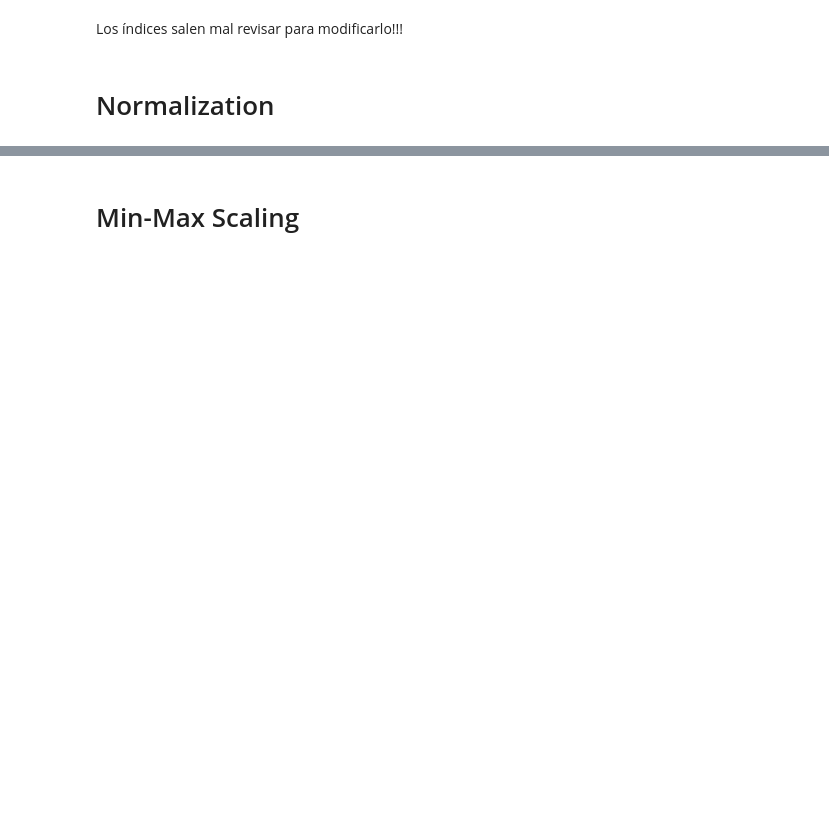
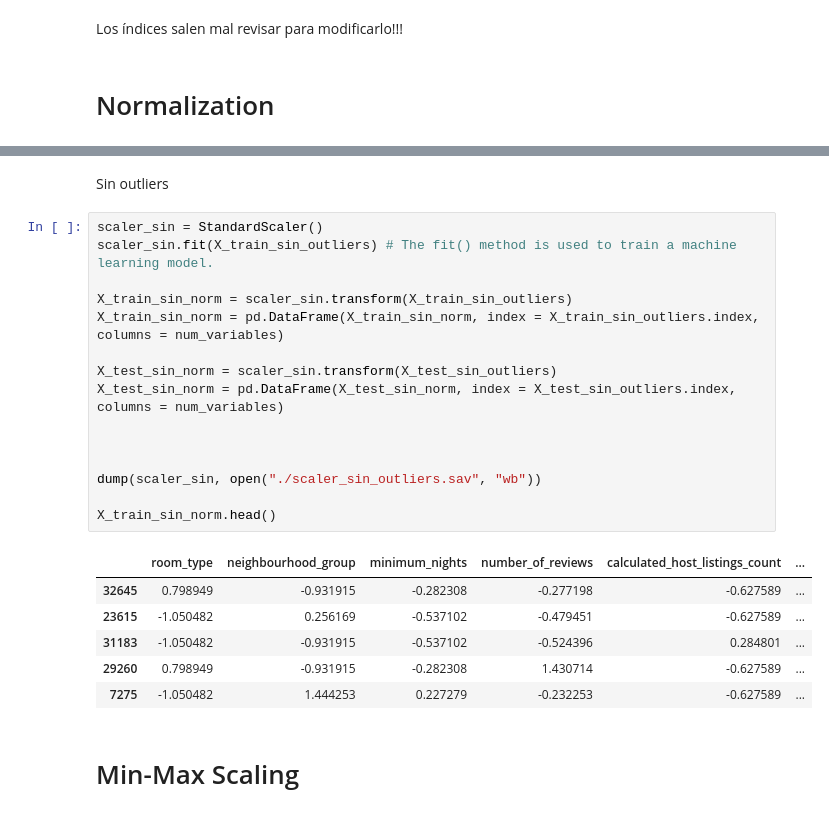
Before and after one commit to 4GeeksAcademy/fer-romerEDA, a Jupyter notebook: src/explore.ipynb, the cells around one changed output, grey strips where cells are left out. Cells and saved outputs as stored; diff of their text form; blank space fills up the shorter version.

```diff
--- a/src/explore.ipynb
+++ b/src/explore.ipynb
@@ -694,2 +718,26 @@ Los índices salen mal revisar para modificarlo!!!
+# %% [markdown]
+Sin outliers
+# %%
+scaler_sin = StandardScaler()
+scaler_sin.fit(X_train_sin_outliers) # The fit() method is used to train a machine learning model.
+
+X_train_sin_norm = scaler_sin.transform(X_train_sin_outliers)
+X_train_sin_norm = pd.DataFrame(X_train_sin_norm, index = X_train_sin_outliers.index, columns = num_variables)
+
+X_test_sin_norm = scaler_sin.transform(X_test_sin_outliers)
+X_test_sin_norm = pd.DataFrame(X_test_sin_norm, index = X_test_sin_outliers.index, columns = num_variables)
+
+
+
+dump(scaler_sin, open("./scaler_sin_outliers.sav", "wb"))
+
+X_train_sin_norm.head()
+# %% [output]
+|  | room_type | neighbourhood_group | minimum_nights | number_of_reviews | calculated_host_listings_count | ... |
+| 32645 | 0.798949 | -0.931915 | -0.282308 | -0.277198 | -0.627589 | ... |
+| 23615 | -1.050482 | 0.256169 | -0.537102 | -0.479451 | -0.627589 | ... |
+| 31183 | -1.050482 | -0.931915 | -0.537102 | -0.524396 | 0.284801 | ... |
+| 29260 | 0.798949 | -0.931915 | -0.282308 | 1.430714 | -0.627589 | ... |
+| 7275 | -1.050482 | 1.444253 | 0.227279 | -0.232253 | -0.627589 | ... |
 # %% [markdown]
 # Min-Max Scaling
```
Also changed, not shown: parts of 13 cells of this notebook, 6 other files.
